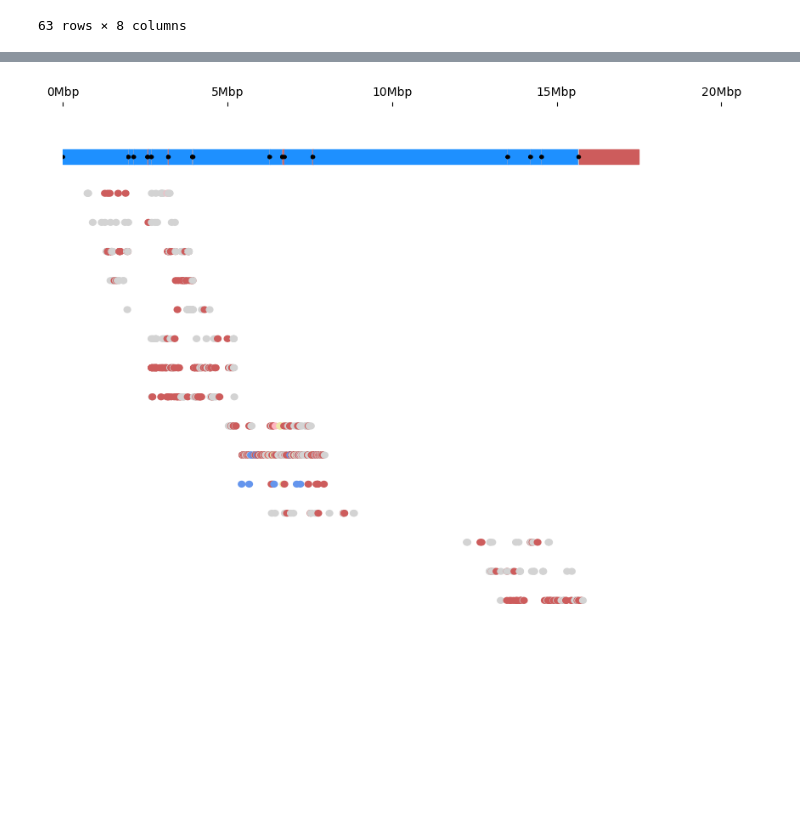
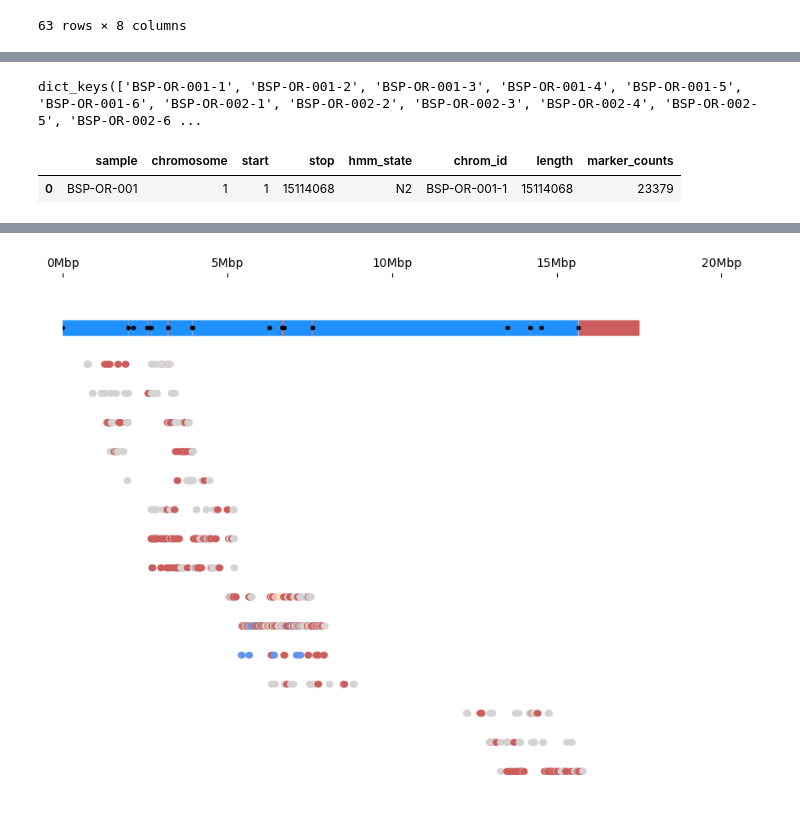
Before and after one commit to conery/crossovers, a Jupyter notebook: sandbox/ncos.ipynb, the cells around one changed output, grey strips where cells are left out. Drawn from its saved outputs; the diff is of its cells as text; code cells hidden in the pictures; blank space fills up the shorter version.

```diff
--- a/sandbox/ncos.ipynb
+++ b/sandbox/ncos.ipynb
@@ -70,0 +73,2 @@ chrom
+# %%
+interval_groups = bsp_intervals.groupby('chrom_id')
@@ -71,3 +91,12 @@ chrom
+# %%
+interval_groups.groups.keys()
+# %% [output]
+dict_keys(['BSP-OR-001-1', 'BSP-OR-001-2', 'BSP-OR-001-3', 'BSP-OR-001-4', 'BSP-OR-001-5', 'BSP-OR-001-6', 'BSP-OR-002-1', 'BSP-OR-002-2', 'BSP-OR-002-3', 'BSP-OR-002-4', 'BSP-OR-002-5', 'BSP-OR-002-6 ...
+# %%
+interval_groups.get_group('BSP-OR-001-1')
+# %% [output]
+|  | sample | chromosome | start | stop | hmm_state | chrom_id | length | marker_counts |
+| 0 | BSP-OR-001 | 1 | 1 | 15114068 | N2 | BSP-OR-001-1 | 15114068 | 23379 |
 # %%
 # Our peak data
 peaks = pd.read_csv('../peaks.csv')
```
Also changed, not shown: parts of 23 cells of this notebook, 4 other files.
